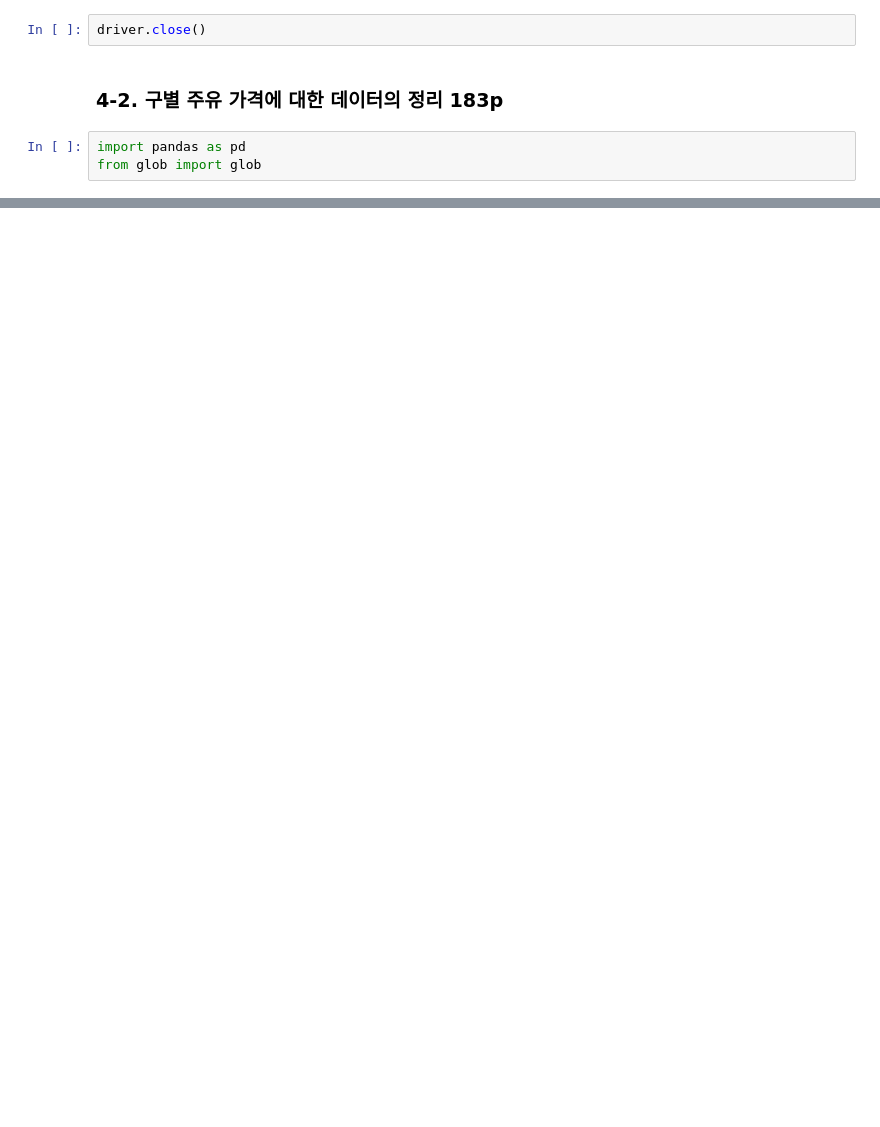
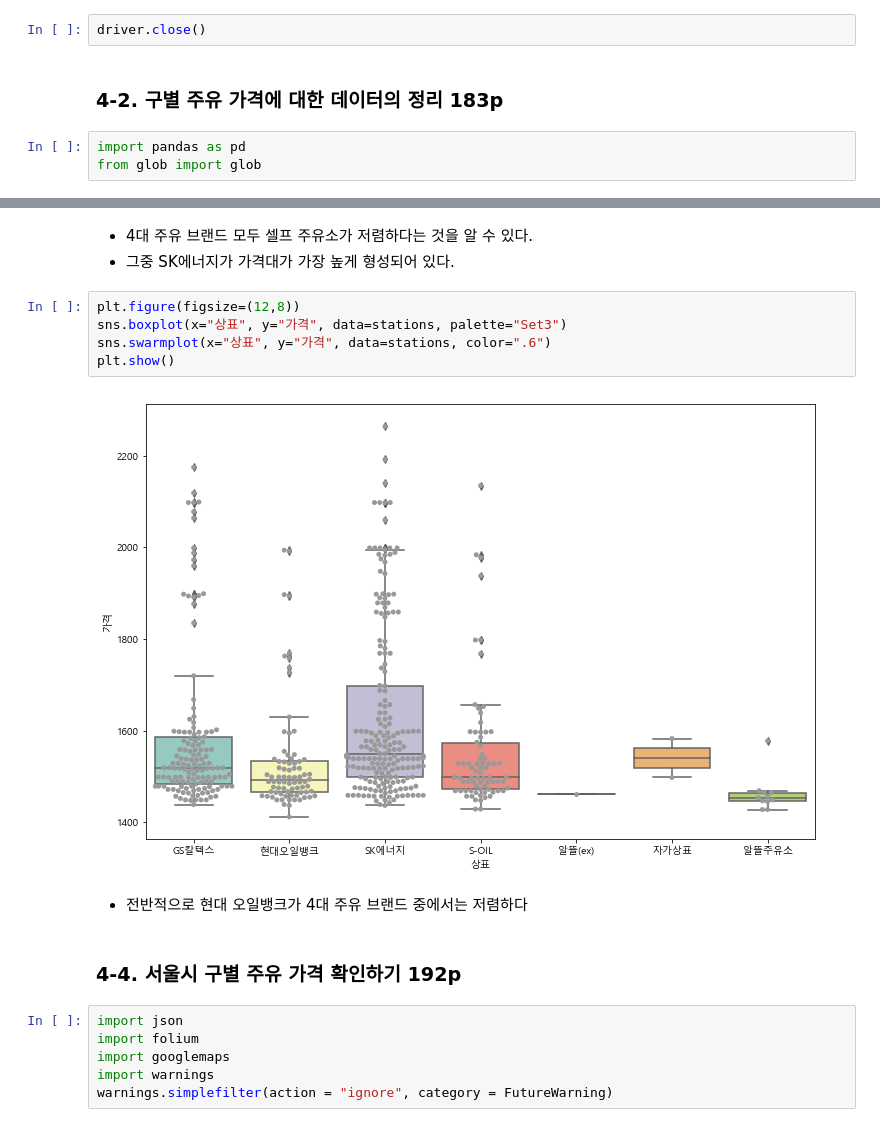
Before and after one commit to GiSeok-Hong/TIL, a Jupyter notebook: DataScience/source_code/04-1. 셀프 주유소는 정말 저렴한지 비교 분석.ipynb, the cells around one changed output, grey strips where cells are left out. Saved outputs shown, nothing was run; the diff lists cells and outputs as text; blank space fills up the shorter version.

```diff
--- a/DataScience/source_code/04-1. 셀프 주유소는 정말 저렴한지 비교 분석.ipynb
+++ b/DataScience/source_code/04-1. 셀프 주유소는 정말 저렴한지 비교 분석.ipynb
@@ -108,0 +309,20 @@ from glob import glob
+# %% [markdown]
+* 4대 주유 브랜드 모두 셀프 주유소가 저렴하다는 것을 알 수 있다.
+* 그중 SK에너지가 가격대가 가장 높게 형성되어 있다.
+# %%
+plt.figure(figsize=(12,8))
+sns.boxplot(x="상표", y="가격", data=stations, palette="Set3")
+sns.swarmplot(x="상표", y="가격", data=stations, color=".6")
+plt.show()
+# %% [output]
+[figure, added]
+# %% [markdown]
+* 전반적으로 현대 오일뱅크가 4대 주유 브랜드 중에서는 저렴하다
+# %% [markdown]
+### 4-4. 서울시 구별 주유 가격 확인하기   192p
+# %%
+import json
+import folium
+import googlemaps
+import warnings
+warnings.simplefilter(action = "ignore", category = FutureWarning)
```
Also changed, not shown: parts of 38 cells of this notebook, 1 other file.
